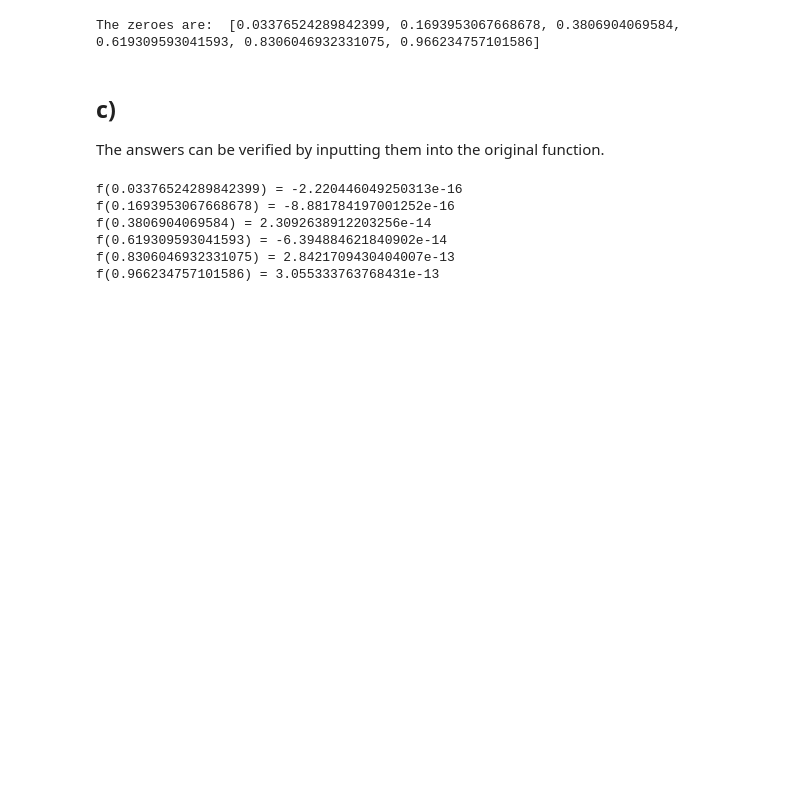
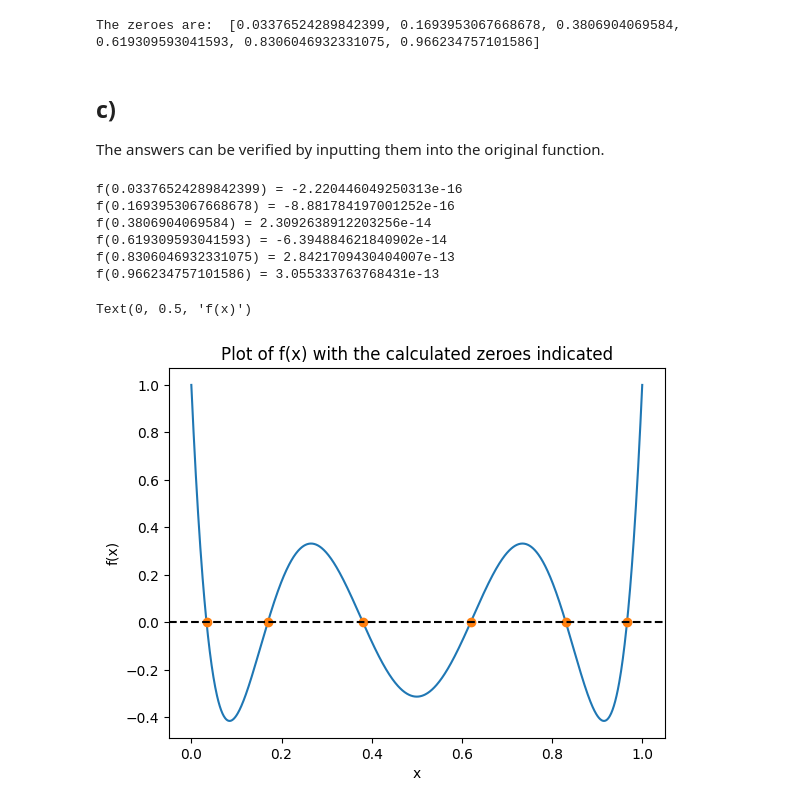
Before and after one commit to jifor/PH-762-Comp, a Jupyter notebook: Homework 3/Homework_3.ipynb, the cells around one changed output. Saved outputs shown, nothing was run; the diff lists cells and outputs as text; code cells hidden in the pictures; blank space fills up the shorter version.

```diff
--- a/Homework 3/Homework_3.ipynb
+++ b/Homework 3/Homework_3.ipynb
@@ -66,3 +67,13 @@ f(0.3806904069584) = 2.3092638912203256e-14
 f(0.619309593041593) = -6.394884621840902e-14
 f(0.8306046932331075) = 2.8421709430404007e-13
 f(0.966234757101586) = 3.055333763768431e-13
+# %%
+plt.plot(x, f1a(x))
+plt.plot(x_stars, np.zeros(len(x_stars)),'o')
+plt.axhline(y=0, ls='--', c='k')
+plt.title("Plot of f(x) with the calculated zeroes indicated")
+plt.xlabel("x")
+plt.ylabel('f(x)')
+# %% [output]
+Text(0, 0.5, 'f(x)')
+[figure, added]
```
Also changed, not shown: parts of 17 cells of this notebook, 3 other files.
